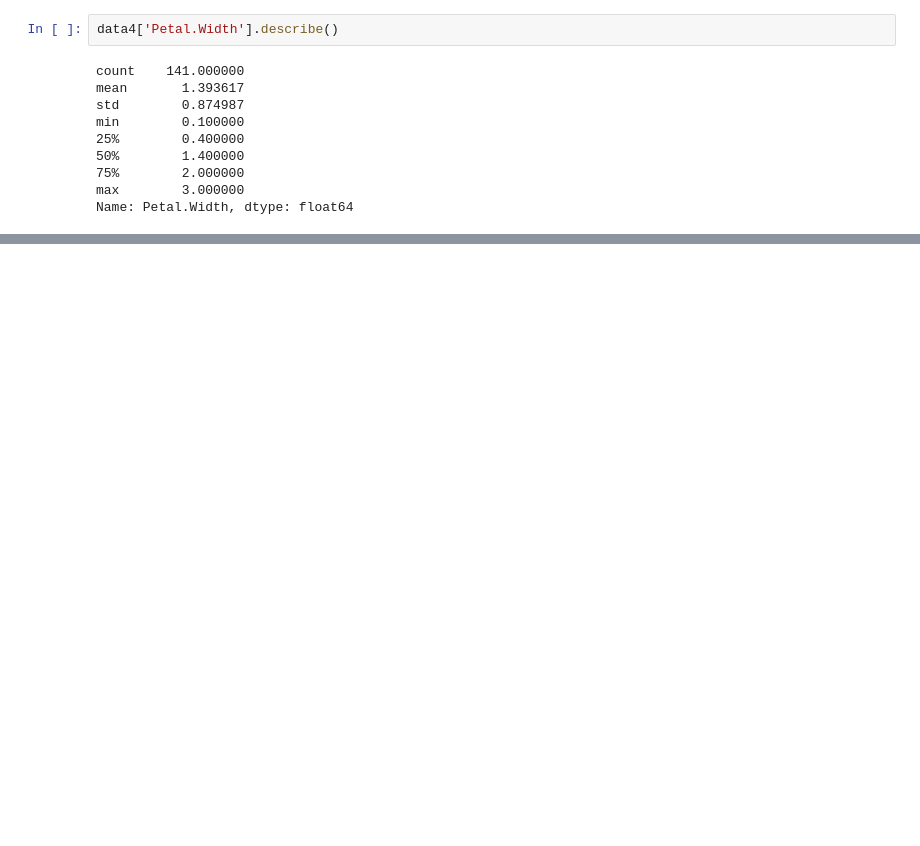
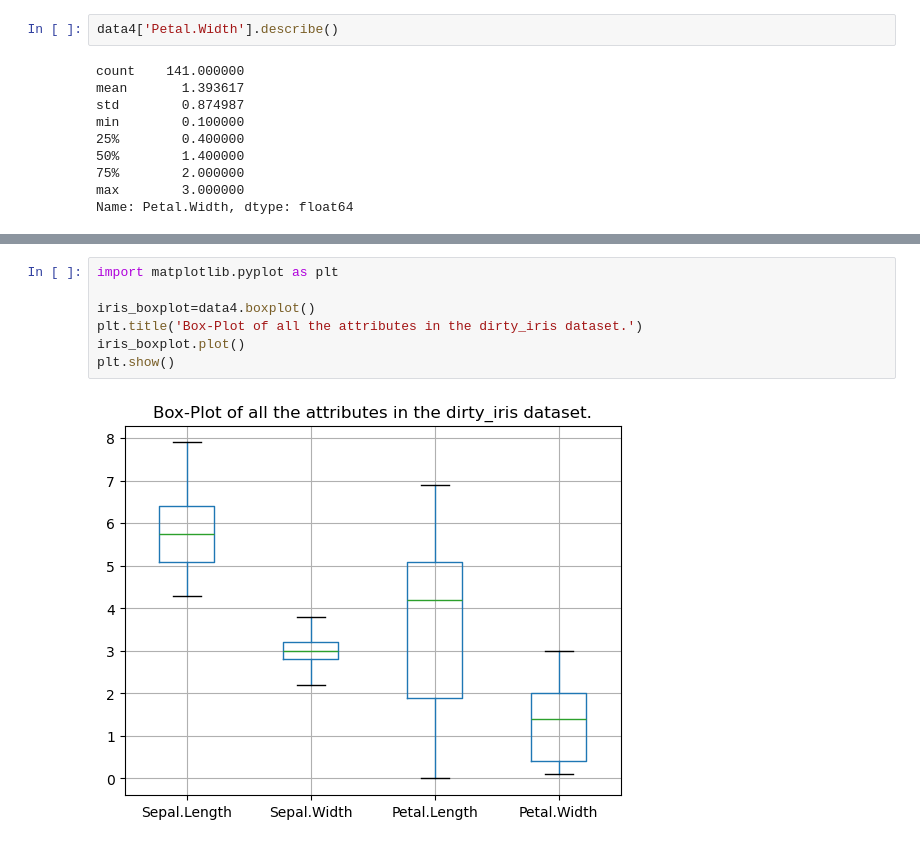
Before and after one commit to nikhilsahu22/class, a Jupyter notebook: iris2.ipynb, the cells around one changed output, grey strips where cells are left out. Saved outputs shown, nothing was run; the diff lists cells and outputs as text; blank space fills up the shorter version.

```diff
--- a/iris2.ipynb
+++ b/iris2.ipynb
@@ -587,0 +577,9 @@ barplot ,boxplot , violation rules
+# %%
+import matplotlib.pyplot as plt
+
+iris_boxplot=data4.boxplot()
+plt.title('Box-Plot of all the attributes in the dirty_iris dataset.')
+iris_boxplot.plot()
+plt.show()
+# %% [output]
+[figure, added]
```
Also changed, not shown: parts of 29 cells of this notebook.
